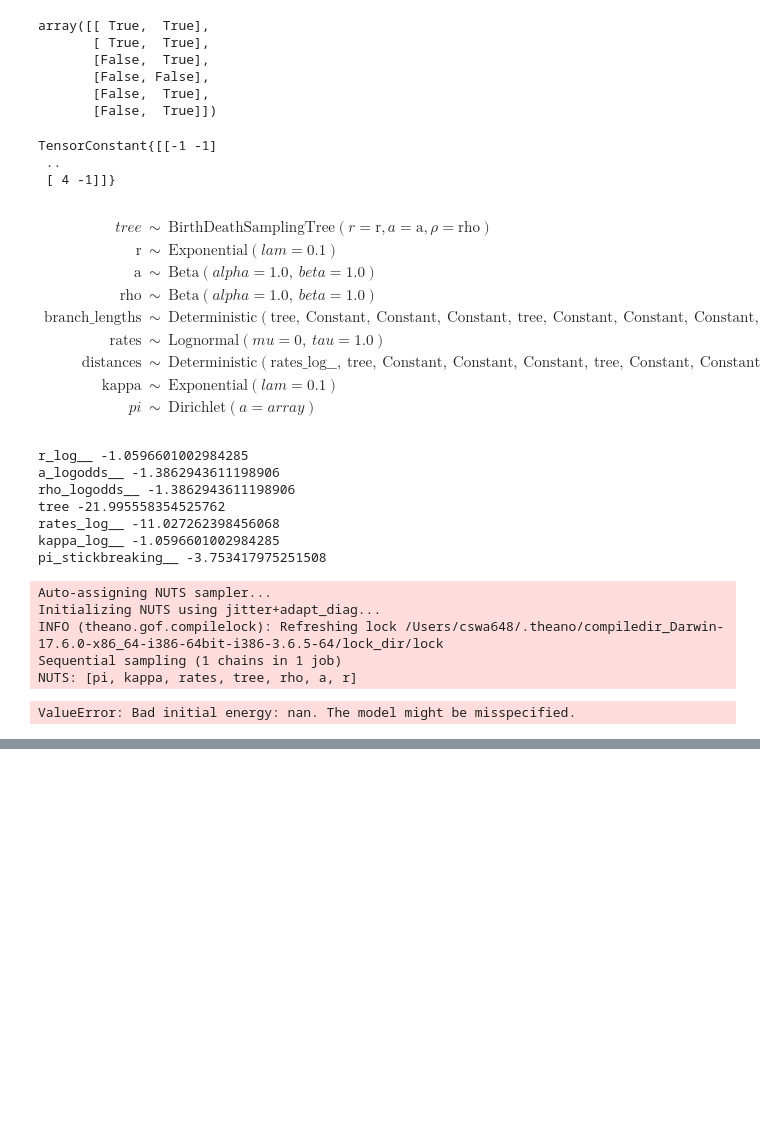
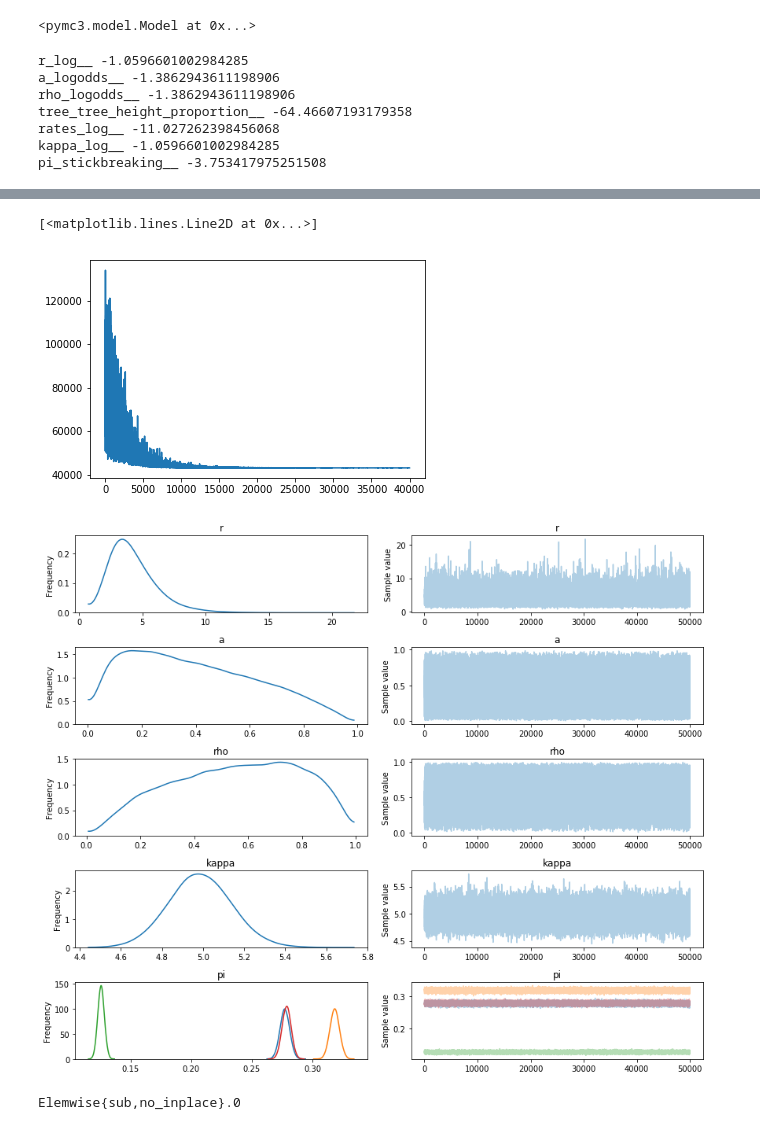
Before and after one commit to christiaanjs/pylo, a Jupyter notebook: scripts/topology.ipynb, the cells around one changed output, grey strips where cells are left out. Cells and saved outputs as stored; diff of their text form; code cells hidden in the pictures; blank space fills up the shorter version.

Commit message:
Pymc: Diagnostics for variaitonal inference

```diff
--- a/scripts/topology.ipynb
+++ b/scripts/topology.ipynb
@@ -53,8 +27,18 @@ array([['ANDI', 'DIGI'],
 # %%
+sequence_dict = { seq_element.find('./taxon').attrib['idref']: list(seq_element.itertext())[-1].strip()
+ for seq_element in xml_root.findall('.//sequence') }
+
+from pylo.topology import TreeTopology
+topology = TreeTopology(tree)
+
 import numpy as np
 from pylo.transform import group_sequences, encode_sequences
-
 sequence_dict_encoded = encode_sequences(sequence_dict)
 pattern_dict, pattern_counts = group_sequences(sequence_dict_encoded)
 child_patterns = np.array(topology.build_sequence_table(pattern_dict))
-child_patterns.shape, child_patterns.dtype
+pattern_counts = np.array(pattern_counts)
+
+import theano.tensor as tt
+
+child_patterns_ = tt.as_tensor_variable(child_patterns)
+pattern_counts_ = tt.as_tensor_variable(pattern_counts)
@@ -73,27 +45,7 @@ pattern_counts_ = tt.as_tensor_variable(pattern_counts)
-# %%
-topology.leaf_mask
-# %% [output]
-array([[ True,  True],
-       [ True,  True],
-       [False,  True],
-       [False, False],
-       [False,  True],
-       [False,  True]])
-# %%
-tt.as_tensor_variable(topology.child_indices)
-# %% [output]
-TensorConstant{[[-1 -1]
- ..
- [ 4 -1]]}
 # %%
 import pymc3 as pm
-
 from pylo.tree import BirthDeathSamplingTree, TreeHeightProportionTransform
 from pylo.hky import HKYSubstitutionModel
-
-import pylo.pruning
-reload(pylo.pruning)
-
 from pylo.pruning import LeafSequences
 
 with pm.Model() as model:
@@ -115,11 +67,7 @@ with pm.Model() as model:
 
 model
 # %% [output]
-$$
-            \begin{array}{rcl}
-            tree &\sim & \text{BirthDeathSamplingTree}(r=\text{r}, a=\text{a}, \rho=\text{rho})\\\text{r} &\sim & \text{Exponential}(\mathit{lam}=0.1)\\\text{a} &\sim & \text{Beta}(\mathit{alpha}=1.0,~\mathit{beta}=1.0)\\\text{rho} &\sim & \text{Beta}(\mathit{alpha}=1.0,~\mathit{beta}=1.0)\\\text{branch_lengths} &\sim & \text{Deterministic}(\text{tree},~\text{Constant},~\text{Constant},~\text{Constant},~\text{tree},~\text{Constant},~\text{Constant},~\text{Constant},~\text{Constant},~\text{tree},~\text{Constant})\\\text{rates} &\sim & \text{Lognormal}(\mathit{mu}=0,~\mathit{tau}=1.0)\\\text{distances} &\sim & \text{Deterministic}(\text{rates_log__},~\text{tree},~\text{Constant},~\text{Constant},~\text{Constant},~\text{tree},~\text{Constant},~\text{Constant},~\text{Constant},~\text{Constant},~\text{tree},~\text{Constant})\\\text{kappa} &\sim & \text{Exponential}(\mathit{lam}=0.1)\\pi &\sim & \text{Dirichlet}(\mathit{a}=array)
-            \end{array}
-            $$
+<pymc3.model.Model at 0x...>
 # %%
 for RV in model.basic_RVs:
     print(RV.name, RV.logp(model.test_point))
@@ -127,17 +75,16 @@ for RV in model.basic_RVs:
 r_log__ -1.0596601002984285
 a_logodds__ -1.3862943611198906
 rho_logodds__ -1.3862943611198906
-tree -21.995558354525762
+tree_tree_height_proportion__ -64.46607193179358
 rates_log__ -11.027262398456068
 kappa_log__ -1.0596601002984285
 pi_stickbreaking__ -3.753417975251508
-# %%
-with model:
-    trace = pm.sample(chains=1)
-# %% [output]
-Auto-assigning NUTS sampler...
-Initializing NUTS using jitter+adapt_diag...
-INFO (theano.gof.compilelock): Refreshing lock /Users/cswa648/.theano/compiledir_Darwin-17.6.0-x86_64-i386-64bit-i386-3.6.5-64/lock_dir/lock
-Sequential sampling (1 chains in 1 job)
-NUTS: [pi, kappa, rates, tree, rho, a, r]
-ValueError: Bad initial energy: nan. The model might be misspecified.
+# %%
+import matplotlib.pyplot as plt
+
+with model:
+#    trace = pm.sample(draws=1000, tune=1000, nuts_kwargs=dict(target_accept=.90))
+    fit = pm.fit(n=40000)
+
+plt.plot(fit.hist)
+# %% [output]
@@ -143,0 +92,12 @@ ValueError: Bad initial energy: nan. The model might be misspecified.
+[<matplotlib.lines.Line2D at 0x...>]
+[figure, added]
+# %%
+trace = fit.sample(draws=50000)
+pm.traceplot(trace, varnames=['r', 'a', 'rho', 'kappa', 'pi']);
+# %% [output]
+[figure, added]
+# %%
+log_weight = fit.sized_symbolic_logp - fit.symbolic_logq
+log_weight
+# %% [output]
+Elemwise{sub,no_inplace}.0
```
Also changed, not shown: parts of 13 cells of this notebook, 3 other files.
